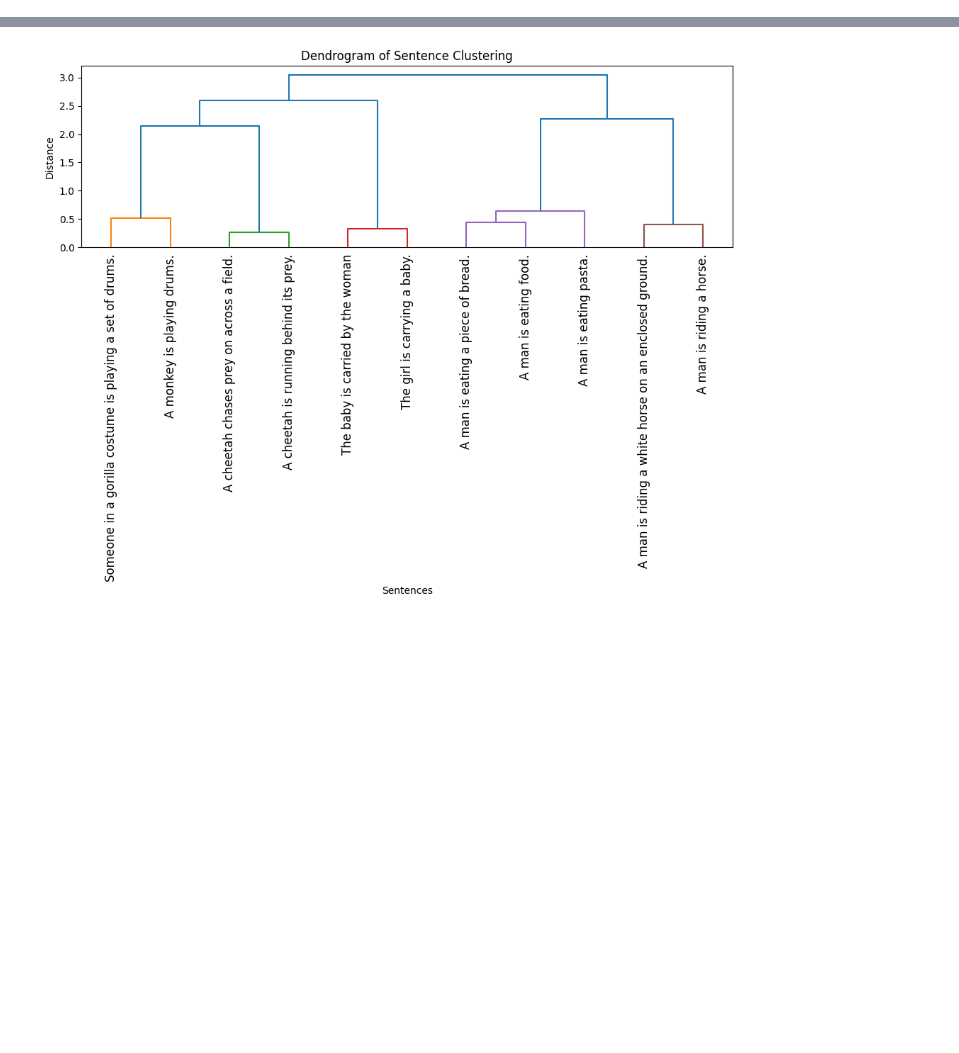
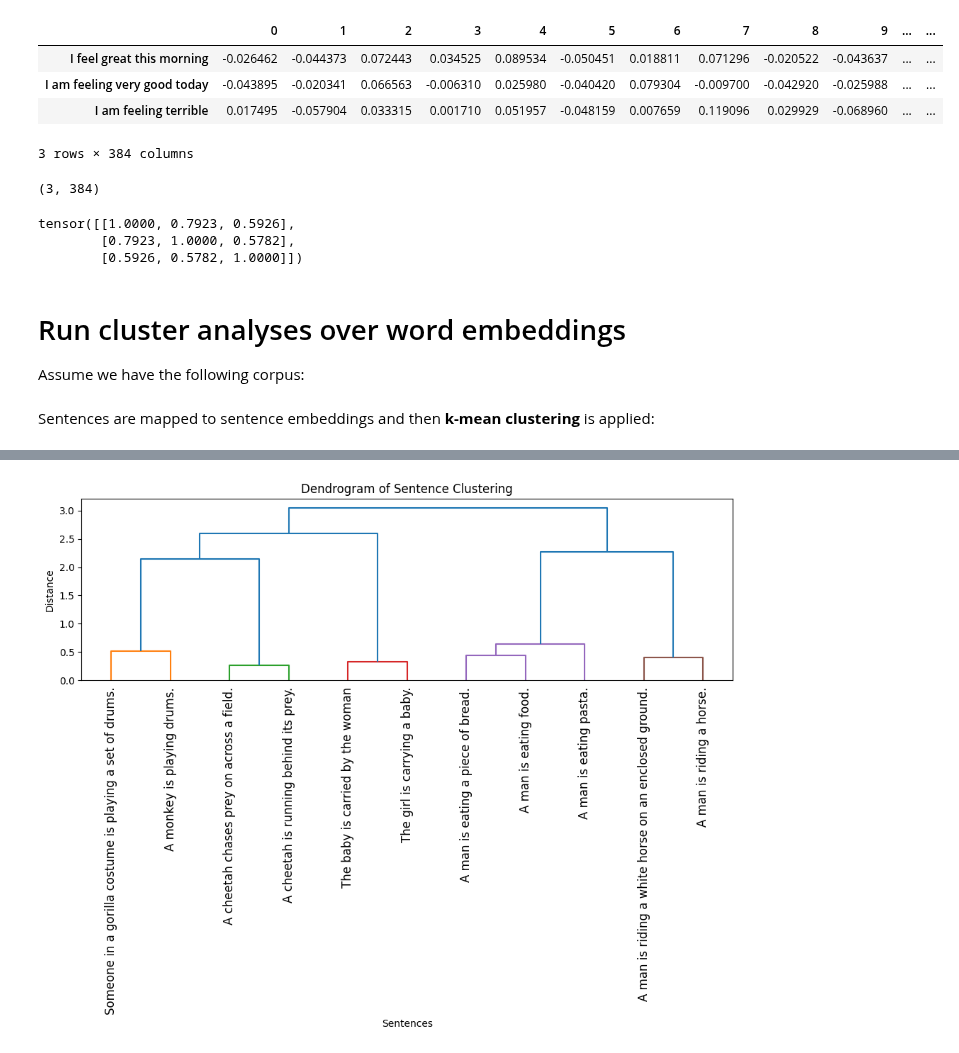
Before and after one commit to FennStatistics/introductory-workshop-in-LLMs, a Jupyter notebook: 2_featureExtraction_textGeneration/embeddings/code.ipynb, the cells around one changed output, grey strips where cells are left out. Cells and saved outputs as stored; diff of their text form; code cells hidden in the pictures; blank space fills up the shorter version.

Commit message:
2_featureExtraction_textGeneration done

```diff
--- a/2_featureExtraction_textGeneration/embeddings/code.ipynb
+++ b/2_featureExtraction_textGeneration/embeddings/code.ipynb
@@ -0,0 +44,40 @@
+# %%
+import pandas as pd
+from sentence_transformers import SentenceTransformer
+
+# Define sentences
+sentences = [
+    "I feel great this morning",
+    "I am feeling very good today",
+    "I am feeling terrible"
+]
+
+# Load the pre-trained model
+model = SentenceTransformer('all-MiniLM-L6-v2')
+
+# Extract features
+features = model.encode(sentences)
+
+# Print the features as a pandas dataframe
+pd.DataFrame(features, index=sentences)
+# %% [output]
+|  | 0 | 1 | 2 | 3 | 4 | 5 | 6 | 7 | 8 | 9 | ... | ... |
+| I feel great this morning | -0.026462 | -0.044373 | 0.072443 | 0.034525 | 0.089534 | -0.050451 | 0.018811 | 0.071296 | -0.020522 | -0.043637 | ... | ... |
+| I am feeling very good today | -0.043895 | -0.020341 | 0.066563 | -0.006310 | 0.025980 | -0.040420 | 0.079304 | -0.009700 | -0.042920 | -0.025988 | ... | ... |
+| I am feeling terrible | 0.017495 | -0.057904 | 0.033315 | 0.001710 | 0.051957 | -0.048159 | 0.007659 | 0.119096 | 0.029929 | -0.068960 | ... | ... |
+3 rows × 384 columns
+# %%
+features.shape
+# %% [output]
+(3, 384)
+# %%
+similarities = model.similarity(features, features)
+print(similarities)
+# %% [output]
+tensor([[1.0000, 0.7923, 0.5926],
+        [0.7923, 1.0000, 0.5782],
+        [0.5926, 0.5782, 1.0000]])
+# %% [markdown]
+# Run cluster analyses over word embeddings
+
+Assume we have the following corpus:
@@ -1 +99,3 @@
+# %% [markdown]
+Sentences are mapped to sentence embeddings and then **k-mean clustering** is applied:
 # %%
```
Also changed, not shown: parts of 27 cells of this notebook.
